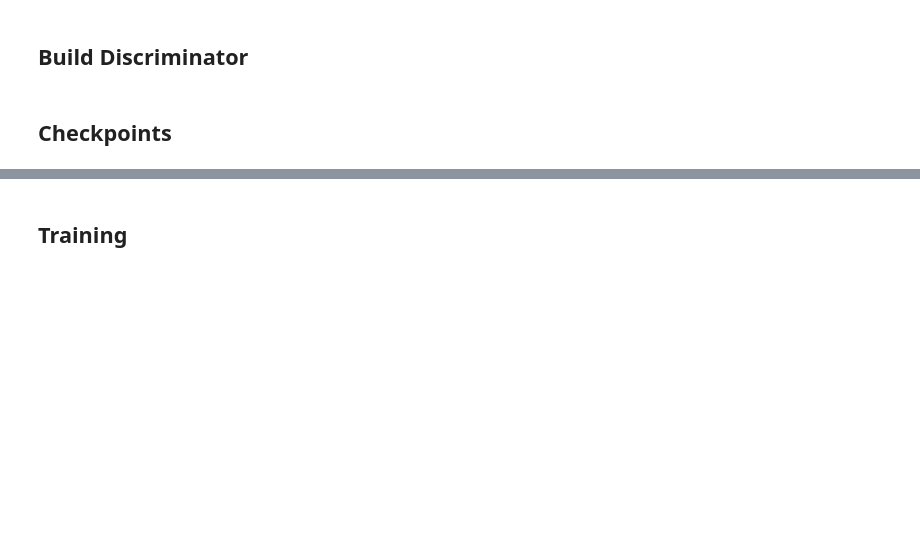
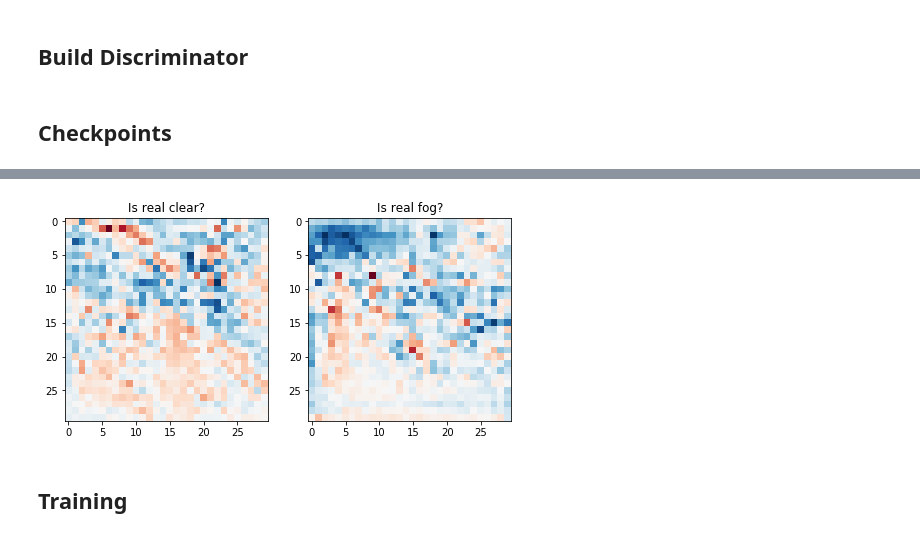
Before and after one commit to ghaiszaher/Foggy-CycleGAN, a Jupyter notebook: Foggy_CycleGAN.ipynb, the cells around one changed output, grey strips where cells are left out. Cells and saved outputs as stored; diff of their text form; code cells hidden in the pictures; blank space fills up the shorter version.

```diff
--- a/Foggy_CycleGAN.ipynb
+++ b/Foggy_CycleGAN.ipynb
@@ -121,7 +135,9 @@ for clear, fog in tf.data.Dataset.zip((sample_clear.take(1), sample_fog.take(1))
 # %%
 from lib.plot import plot_discriminators_predictions
 for clear, fog in tf.data.Dataset.zip((sample_clear.take(1), sample_fog.take(1))):
-    plot_discriminators_predictions(discriminator_clear, clear, discriminator_fog, fog).show()
+    plot_discriminators_predictions(discriminator_clear, clear, discriminator_fog, fog)
+# %% [output]
+[figure, added]
 # %% [markdown]
 ## Training
 # %%
```
Also changed, not shown: parts of 7 cells of this notebook, 2 other files.
